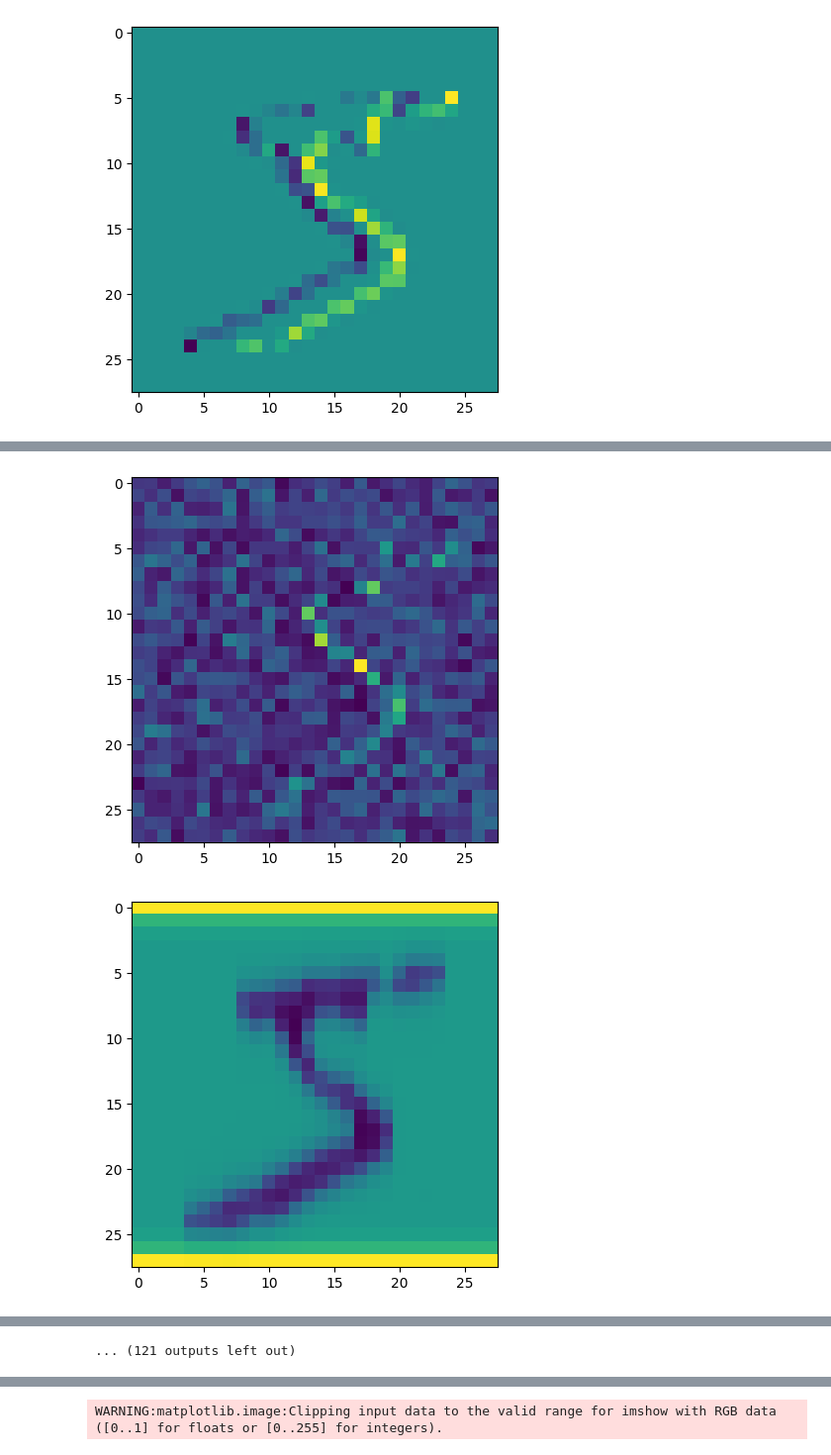
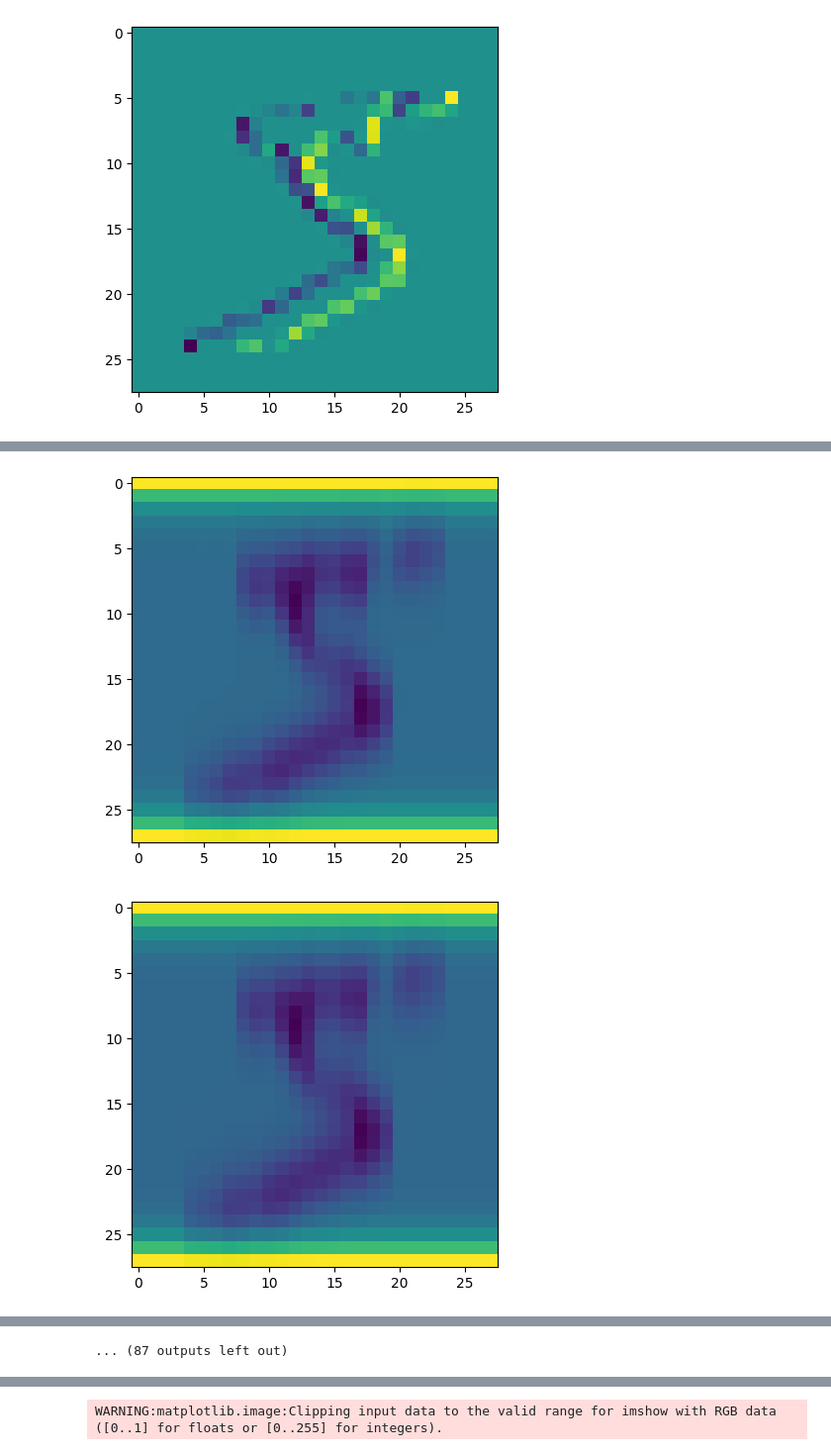
Before and after one commit to andrew-na-git/Score-Embedding-Fast-Diffusion, a Jupyter notebook: Efficient_Diffusion_Models.ipynb, the cells around one changed output, grey strips where cells are left out. Shown at 99% size. Cells and saved outputs as stored; diff of their text form; code cells hidden in the pictures.

```diff
--- a/Efficient_Diffusion_Models.ipynb
+++ b/Efficient_Diffusion_Models.ipynb
@@ -196,6 +196,14 @@ plt.show()
 
 # train_x_data = np.random.choice(x[:,:,0].ravel(),len(x[:,:,0].ravel()))
 # train_y_data = np.random.choice(del_m,len(del_m))
+
+## initialize score function from previous timestep
+# model.eval()
+s[:,:,n] = s[:,:,n-1] # model(torch.tensor(scaler.fit_transform(m[:,:,n]).reshape(1,1,H*W))).cpu().reshape((H,W)).detach().numpy()
+del_sx[1:,:,n] = np.diff(s[:,:,n],axis=0)
+del_sx[0,:,n] = 0
+del_sy[:,1:,n] = np.diff(s[:,:,n],axis=1)
+del_sy[:,0,n] = 0
 
 tqdm_len = tqdm.trange(1,N)
 
@@ -205,8 +213,8 @@ for n in tqdm_len:
   err = 1
   k = 0
   while err > 1e-2:
-    A = construct_A(dx,dy,dt,f[:,:,n-1],g[:,:,n-1],s[:,:,n-1],H,W)
-    B = construct_B(dx,dy,dt,f[:,:,n-1],g[:,:,n-1],m[:,:,n-1],del_sx[:,:,n-1],del_sy[:,:,n-1],H,W)
+    A = construct_A(dx,dy,dt,f[:,:,n],g[:,:,n],s[:,:,n],H,W)
+    B = construct_B(dx,dy,dt,f[:,:,n],g[:,:,n],m[:,:,n],del_sx[:,:,n],del_sy[:,:,n],H,W)
     m[:,:,n] = solve_pde(A,B) # m is the transition log probability we solve using the KFP equation
     del_m = np.diff(m[:,:,n].ravel())
     del_m = np.insert(del_m,0,0)
@@ -214,16 +222,8 @@ for n in tqdm_len:
     plt.imshow(m[:,:,n]) # we are now learning the right output!
     plt.show()
 
-    ## initialize score function from previous log probability timestep
-    model.eval()
-    s[:,:,n] = model(torch.tensor(scaler.fit_transform(m[:,:,n]).reshape(1,1,H*W))).cpu().reshape((H,W)).detach().numpy()
-    del_sx[1:,:,n] = np.diff(s[:,:,n],axis=0)
-    del_sx[0,:,n] = 0
-    del_sy[:,1:,n] = np.diff(s[:,:,n],axis=1)
-    del_sy[:,0,n] = 0
-
-    plt.imshow(s[:,:,n]) # we are now learning the right output!
-    plt.show()
+    # plt.imshow(s[:,:,n]) # we are now learning the right output!
+    # plt.show()
 
     err = mean_squared_error(s[:,:,n].ravel(),del_m)
 
@@ -240,9 +240,16 @@ for n in tqdm_len:
     # n_epochs = 100 # let's look for accuracy before looking at epochs
     # for epoch in range(n_epochs):
       # for X_batch, y_batch in loader:
-    y_pred = model(torch.tensor(train_x_data.reshape(1,1,H*W)))
+    y_pred = model(torch.tensor(train_x_data.reshape(1,1,H*W), requires_grad=True))
     loss = loss_fn(y_pred.ravel(), torch.tensor(train_y_data))
     optimizer.zero_grad()
     loss.backward()
     optimizer.step()
+
+    model.eval()
+    s[:,:,n] = model(torch.tensor(scaler.fit_transform(m[:,:,n]).reshape(1,1,H*W))).cpu().reshape((H,W)).detach().numpy()
+    del_sx[1:,:,n] = np.diff(s[:,:,n],axis=0)
+    del_sx[0,:,n] = 0
+    del_sy[:,1:,n] = np.diff(s[:,:,n],axis=1)
+    del_sy[:,0,n] = 0
 # %% [output]
@@ -250,2 +257,2 @@ for n in tqdm_len:
-[figure, old version]
+[figure, new version]
-[figure, old version]
+[figure, new version]
@@ -261,4 +268,4 @@ for n in tqdm_len:
-... (121 outputs left out)
+... (87 outputs left out)
 # %%
 plt.imshow(s[:,:,-1]) # we can see that this is incorrect.
 plt.show()
```
Also changed, not shown: parts of 2 cells of this notebook.
